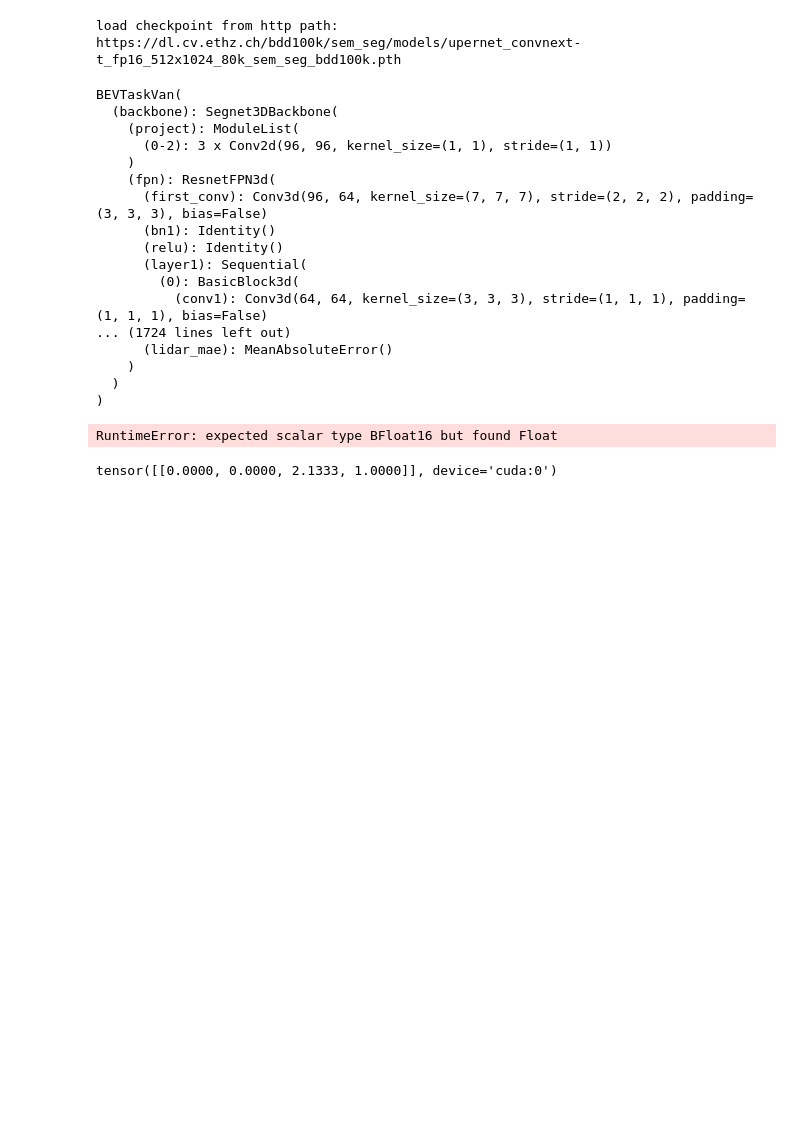
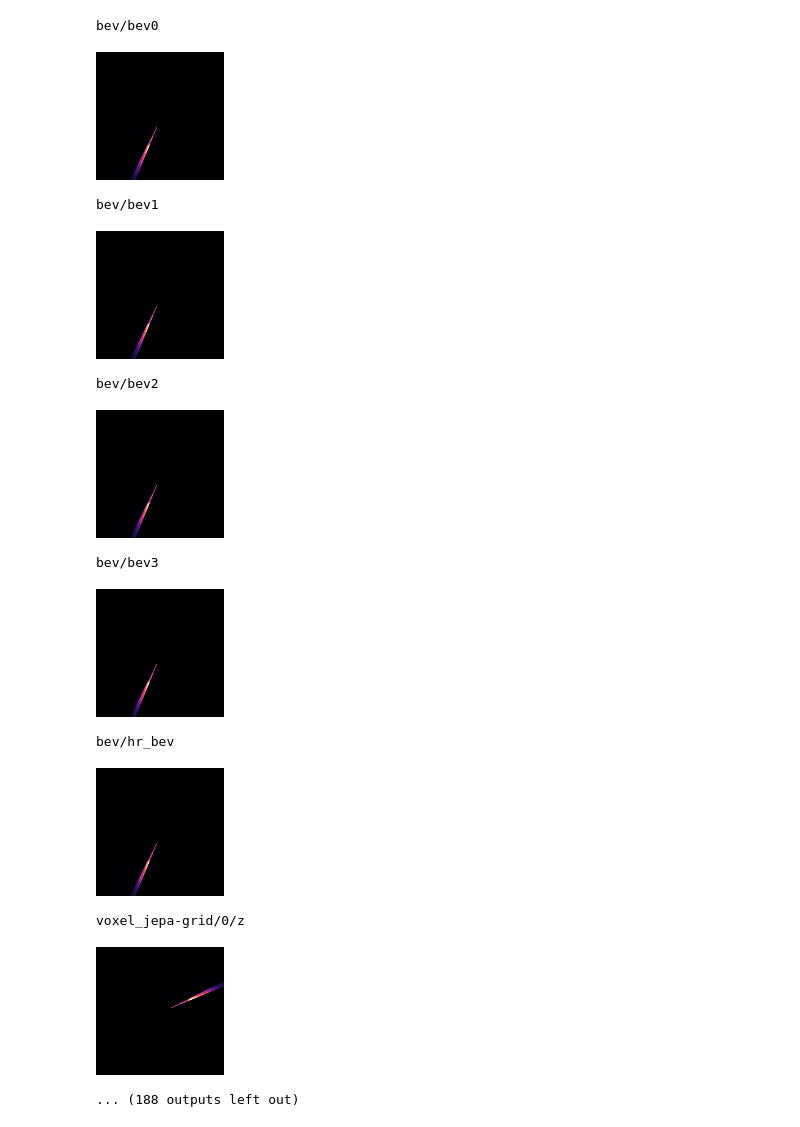
Before and after one commit to d4l3k/torchdrive, a Jupyter notebook: notebooks/model-debug.ipynb, the cells around one changed output. Drawn from its saved outputs; the diff is of its cells as text; code cells hidden in the pictures; blank space fills up the shorter version.

```diff
--- a/notebooks/model-debug.ipynb
+++ b/notebooks/model-debug.ipynb
@@ -71,8 +71,10 @@ load checkpoint from http path: https://dl.cv.ethz.ch/bdd100k/sem_seg/models/upe
 # %%
+%autoreload 2
 from torch import nn
 from torchdrive.transforms.batch import NormalizeCarPosition
 
-device = torch.device('cpu')
+device = torch.device('cuda')
+CONFIG.cam_features_mask_ratio = 0.0
 model = CONFIG.create_model(device=device)
 
 model.transform=NormalizeCarPosition(2)
@@ -97,6 +99,9 @@ def replace(m):
             ch = h // 2
             cw = w // 2
             weight[:, :, ch, cw] = 1.0/in_ch
+
+            if h == 1 and w == 1 and in_ch == out_ch and module.stride == (1, 1):
+                setattr(m, name, nn.Identity())
         elif isinstance(module, nn.Conv3d):
             if module.bias is not None:
                 module.bias.data.zero_()
@@ -107,30 +112,39 @@ def replace(m):
             cw = w // 2
             cd = d // 2
             weight[:, :, ch, cw, cd] = 1.0/in_ch
+        elif isinstance(module, nn.Embedding):
+            module.weight.data.zero_()
+        elif isinstance(module, nn.Upsample):
+            module.mode = "nearest"
+            module.align_corners = None
         #else:
             #raise RuntimeError(f"found {module}")
             #print(module.weight.shape)
     #print(m)
 model.apply(replace)
+
+class ZeroOutput(nn.Module):
+    def __init__(self, module: nn.Module) -> None:
+        super().__init__()
+        self.module = module
+
+    def forward(self, x: torch.Tensor) -> torch.Tensor:
+        return self.module(x) * 0
+
+def disable_upsample(m):
+    for name, module in m.named_children():
+        if isinstance(module, nn.Upsample):
+            setattr(m, name, ZeroOutput(module))
+
+
+# this effectively disables the fpn
+model.backbone.fpn.apply(disable_upsample)
+
+class NoopFPN(nn.Module):
+    def forward(self, x: torch.Tensor) -> torch.Tensor:
+        return (x, x, x, x), {}
+
+model.backbone.fpn = NoopFPN().to(device)
-# %% [output]
-load checkpoint from http path: https://dl.cv.ethz.ch/bdd100k/sem_seg/models/upernet_convnext-t_fp16_512x1024_80k_sem_seg_bdd100k.pth
-BEVTaskVan(
-  (backbone): Segnet3DBackbone(
-    (project): ModuleList(
-      (0-2): 3 x Conv2d(96, 96, kernel_size=(1, 1), stride=(1, 1))
-    )
-    (fpn): ResnetFPN3d(
-      (first_conv): Conv3d(96, 64, kernel_size=(7, 7, 7), stride=(2, 2, 2), padding=(3, 3, 3), bias=False)
-      (bn1): Identity()
-      (relu): Identity()
-      (layer1): Sequential(
-        (0): BasicBlock3d(
-          (conv1): Conv3d(64, 64, kernel_size=(3, 3, 3), stride=(1, 1, 1), padding=(1, 1, 1), bias=False)
-... (1724 lines left out)
-      (lidar_mae): MeanAbsoluteError()
-    )
-  )
-)
 # %%
 %autoreload 2
 from unittest.mock import MagicMock
@@ -139,35 +153,48 @@ import tempfile
 from torchvision.transforms.functional import to_pil_image
 import os
 
 
 writer = MagicMock(autospec=SummaryWriter)
 
 out = tempfile.TemporaryDirectory()
 
 def add_image(name: str, img: object, global_step: int):
-    if "CAM_FRONT/" in name or "bev" in name or "grid" in name or "dispvoxel" in name:
+    if "CAM_FRONT/" in name or "bev" in name or "grid" in name or "dispvoxel" in name or True:
         print(name)
         display(to_pil_image(img))
 
 def add_scalar(name: str, val: float, global_step: int):
     if False:
         print(name, val)
 
 def add_scalars(name: str, val: float, global_step: int):
-    if 'grid' in name:
+    if 'CAM_FRONT' in name:
         print(name, val)
 
 writer.add_image.side_effect = add_image
 writer.add_scalar.side_effect = add_scalar
 writer.add_scalars.side_effect = add_scalars
 
 batch = collate([example]).to(device)
 for cam in batch.color:
-    batch.color[cam] = torch.full_like(batch.color[cam], fill_value=-1)
+    batch.color[cam] = torch.full_like(batch.color[cam], fill_value=0, dtype=torch.float32)
 
-batch.color["CAM_FRONT"][:, 2, :, 280:320, 540:580] = 100.0
+FRAME = 0
+batch.color["CAM_FRONT"][:, FRAME, :, 280:320, 540:580] = 100.0
 #print(batch.color["CAM_FRONT"].shape)
 
 model(batch=batch, global_step=1000, writer=writer, output=out.name)
 # %% [output]
-RuntimeError: expected scalar type BFloat16 but found Float
+bev/bev0
+[figure, added]
+bev/bev1
+[figure, added]
+bev/bev2
+[figure, added]
+bev/bev3
+[figure, added]
+bev/hr_bev
+[figure, added]
+voxel_jepa-grid/0/z
+[figure, added]
+... (188 outputs left out)
@@ -175,7 +210,5 @@ RuntimeError: expected scalar type BFloat16 but found Float
 T = model.backbone.volume_locator.get_local_to_world_coords_transform().get_matrix().permute(0, 2, 1)
 zero = torch.tensor((0,0,0,1.0), device=device)
 T.matmul(zero)
-# %% [output]
-tensor([[0.0000, 0.0000, 2.1333, 1.0000]], device='cuda:0')
 # %%
 batch.world_to_cam("CAM_FRONT", 2).matmul(zero)
```
Also changed, not shown: parts of 6 cells of this notebook, 9 other files.
